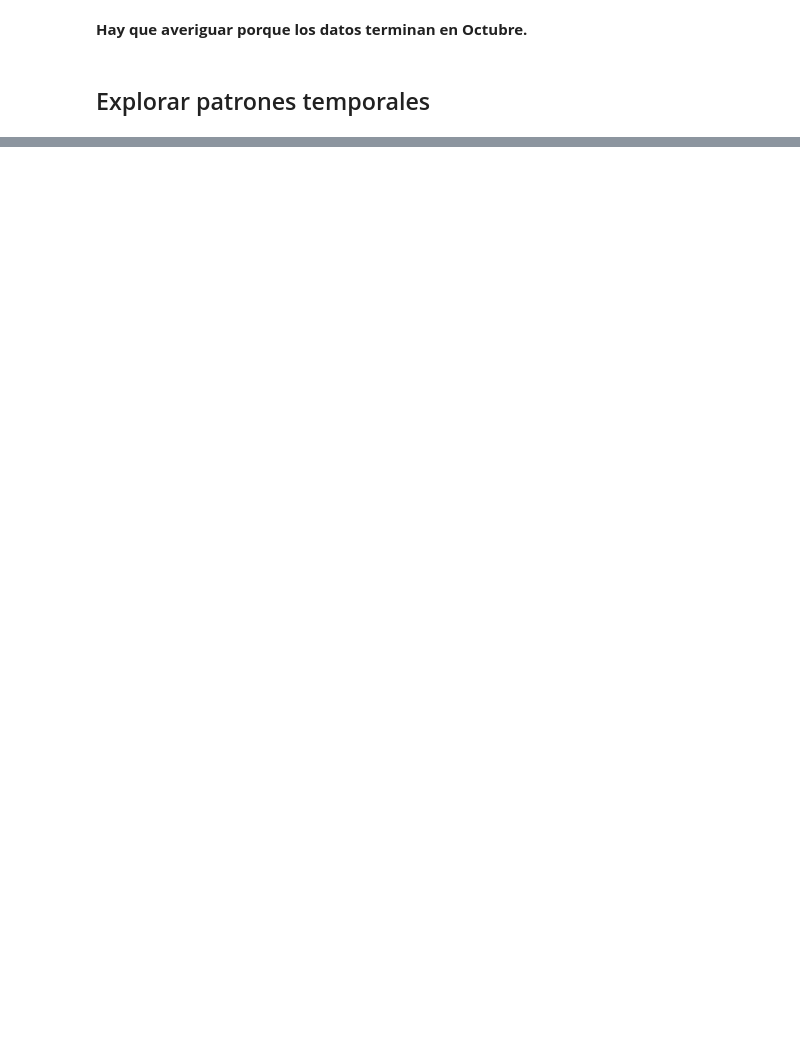
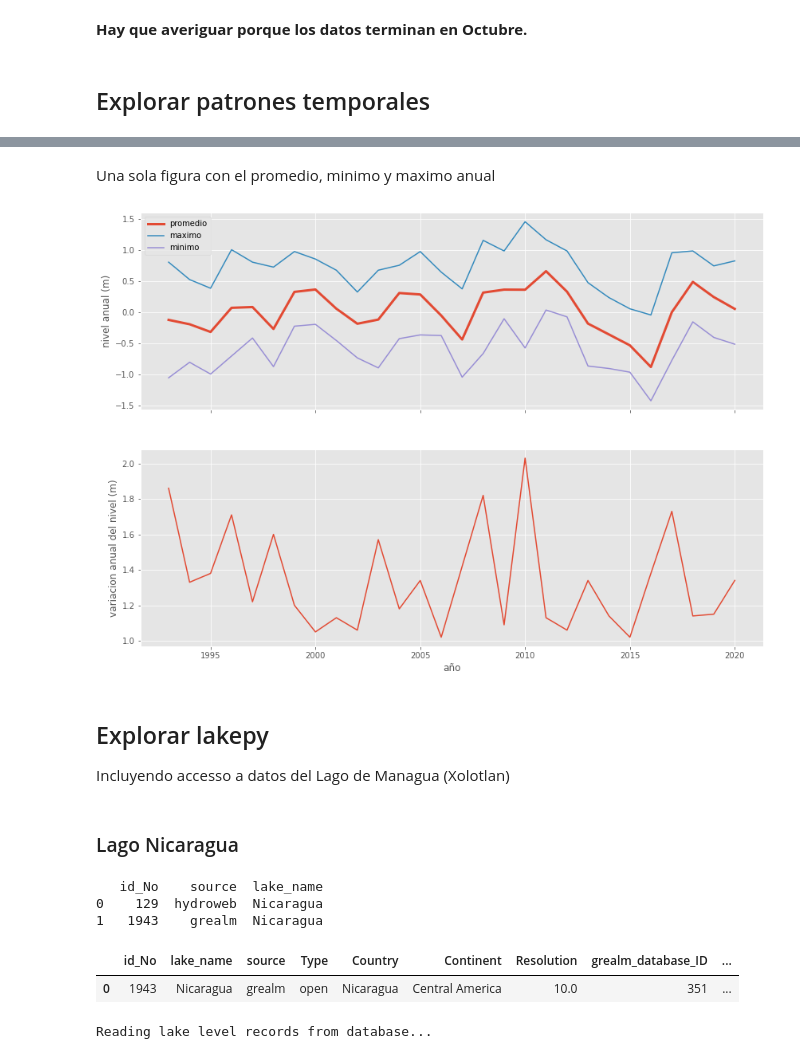
Before and after one commit to emiliom/nica-ecocomputacion, a Jupyter notebook: _sources/cuadernos/LagoNicaraguaNiveles_altimetro.ipynb, the cells around one changed output, grey strips where cells are left out. Drawn from its saved outputs; the diff is of its cells as text; code cells hidden in the pictures; blank space fills up the shorter version.

```diff
--- a/_sources/cuadernos/LagoNicaraguaNiveles_altimetro.ipynb
+++ b/_sources/cuadernos/LagoNicaraguaNiveles_altimetro.ipynb
@@ -372,0 +262,20 @@ mapa
+# %% [markdown]
+Una sola figura con el promedio, minimo y maximo anual
+# %%
+fig, ejes = plt.subplots(nrows=2, figsize=(14,10), sharex=True)
+
+dfg.nivel.mean().iloc[1:-1].plot(ax=ejes[0], label='promedio', linewidth=3)
+dfg.nivel.max().iloc[1:-1].plot(ax=ejes[0], label='maximo')
+dfg.nivel.min().iloc[1:-1].plot(ax=ejes[0], label='minimo')
+ejes[0].set_ylabel('nivel anual (m)')
+ejes[0].legend()
+
+dfheightrange = dfg.nivel.max().iloc[1:-1] - dfg.nivel.min().iloc[1:-1]
+dfheightrange.plot(ax=ejes[1])
+ejes[1].set_ylabel('variacion anual del nivel (m)');
+# %% [output]
+[figure, added]
+# %% [markdown]
+## Explorar lakepy
+
+Incluyendo accesso a datos del Lago de Managua (Xolotlan)
@@ -372,0 +284,14 @@ mapa
+# %% [markdown]
+### Lago Nicaragua
+# %%
+lago_nica_lp = lakepy.search(name='%nicaragua%')
+# %% [output]
+   id_No    source  lake_name
+0    129  hydroweb  Nicaragua
+1   1943    grealm  Nicaragua
+# %%
+lago_nica_lp_grealm = lakepy.search(id_No=1943)
+# %% [output]
+|  | id_No | lake_name | source | Type | Country | Continent | Resolution | grealm_database_ID | ... |
+| 0 | 1943 | Nicaragua | grealm | open | Nicaragua | Central America | 10.0 | 351 | ... |
+Reading lake level records from database...
```
Also changed, not shown: parts of 69 cells of this notebook, 20 other files.
